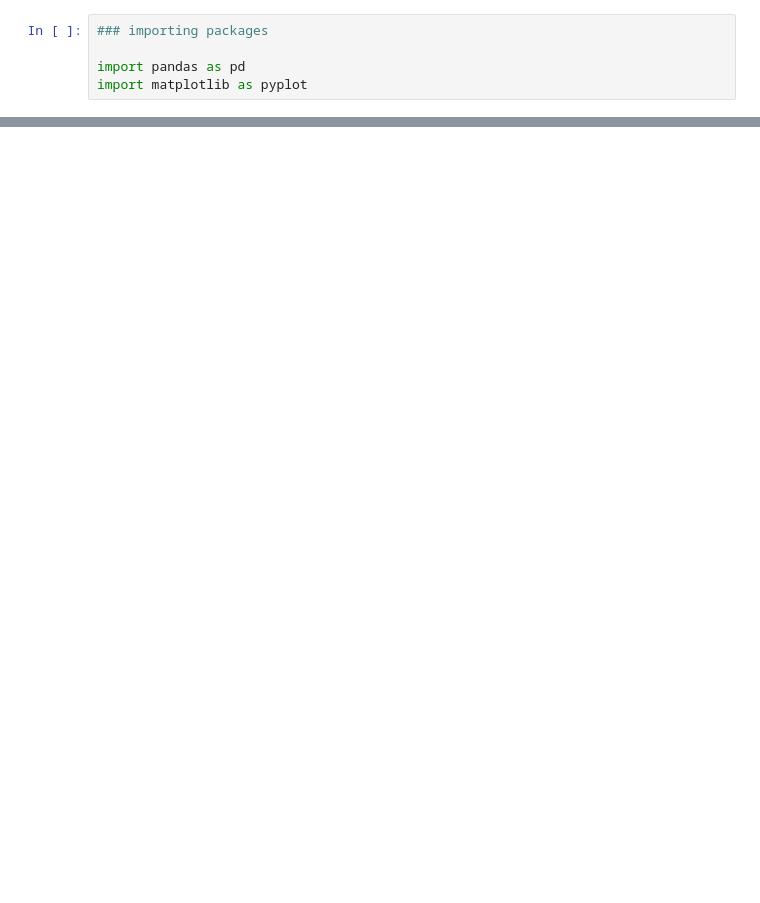
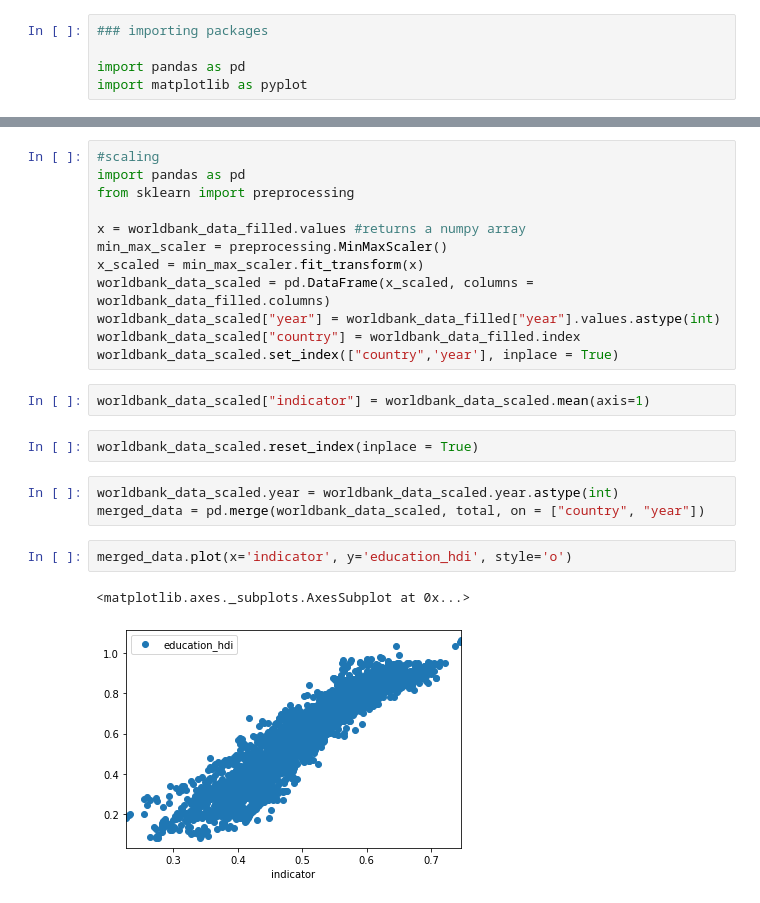
Before and after one commit to Walras-data/indicators, a Jupyter notebook: Index Creation.ipynb, the cells around one changed output, grey strips where cells are left out. Saved outputs shown, nothing was run; the diff lists cells and outputs as text; blank space fills up the shorter version.

```diff
--- a/Index Creation.ipynb
+++ b/Index Creation.ipynb
@@ -257,0 +123,24 @@ wbdf.head()
+# %%
+#scaling
+import pandas as pd
+from sklearn import preprocessing
+
+x = worldbank_data_filled.values #returns a numpy array
+min_max_scaler = preprocessing.MinMaxScaler()
+x_scaled = min_max_scaler.fit_transform(x)
+worldbank_data_scaled = pd.DataFrame(x_scaled, columns = worldbank_data_filled.columns)
+worldbank_data_scaled["year"] = worldbank_data_filled["year"].values.astype(int)
+worldbank_data_scaled["country"] = worldbank_data_filled.index
+worldbank_data_scaled.set_index(["country",'year'], inplace = True)
+# %%
+worldbank_data_scaled["indicator"] = worldbank_data_scaled.mean(axis=1)
+# %%
+worldbank_data_scaled.reset_index(inplace = True)
+# %%
+worldbank_data_scaled.year = worldbank_data_scaled.year.astype(int)
+merged_data = pd.merge(worldbank_data_scaled, total, on = ["country", "year"])
+# %%
+merged_data.plot(x='indicator', y='education_hdi', style='o')
+# %% [output]
+<matplotlib.axes._subplots.AxesSubplot at 0x...>
+[figure, added]
```
Also changed, not shown: parts of 37 cells of this notebook, 5 other files.
